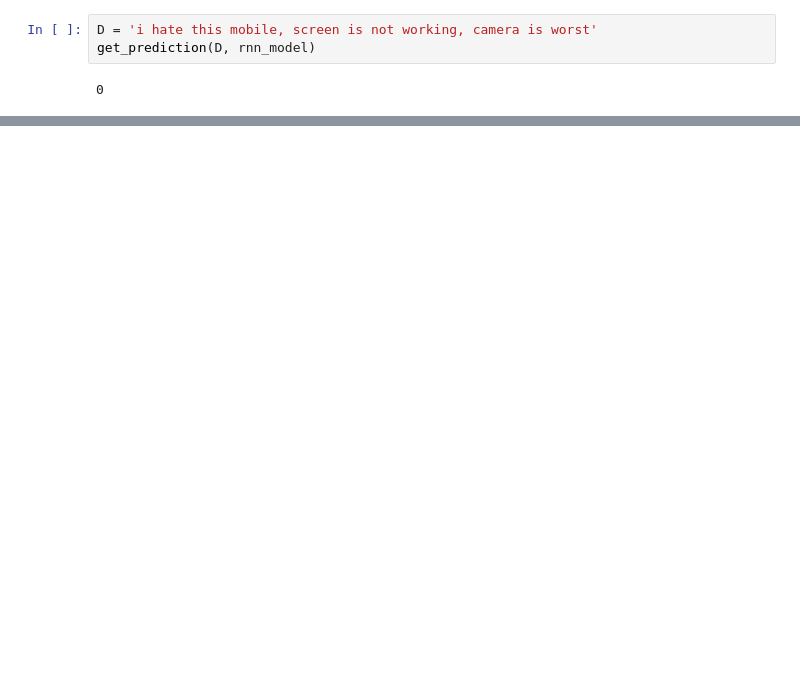
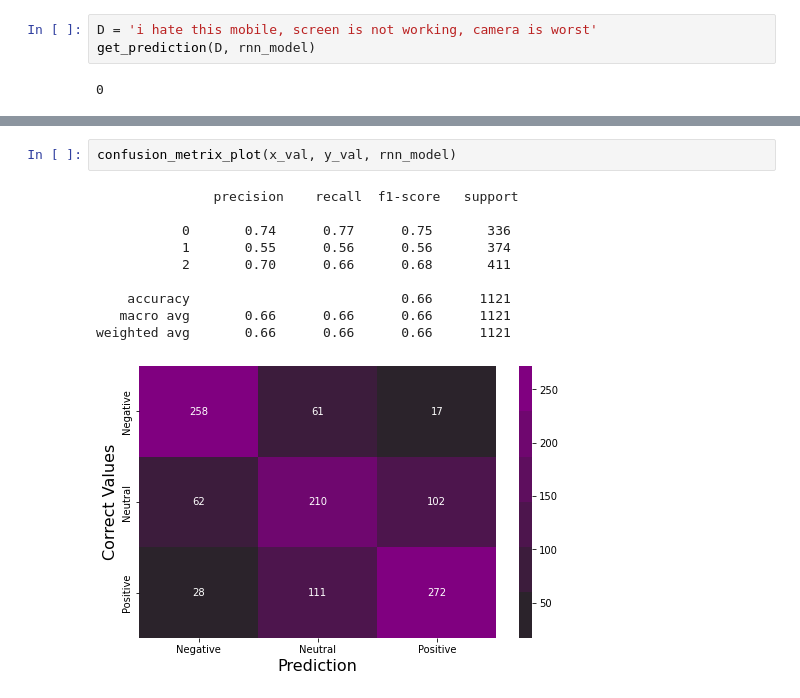
Before and after one commit to piyumaha12/Sentiment_analysis_on_amazon_review, a Jupyter notebook: Sentiment_analysis_neural_models_2.ipynb, the cells around one changed output, grey strips where cells are left out. Cells and saved outputs as stored; diff of their text form; blank space fills up the shorter version.

```diff
--- a/Sentiment_analysis_neural_models_2.ipynb
+++ b/Sentiment_analysis_neural_models_2.ipynb
@@ -716,0 +757,13 @@ get_prediction(D, rnn_model)
+# %%
+confusion_metrix_plot(x_val, y_val, rnn_model)
+# %% [output]
+               precision    recall  f1-score   support
+
+           0       0.74      0.77      0.75       336
+           1       0.55      0.56      0.56       374
+           2       0.70      0.66      0.68       411
+
+    accuracy                           0.66      1121
+   macro avg       0.66      0.66      0.66      1121
+weighted avg       0.66      0.66      0.66      1121
+[figure, added]
```
Also changed, not shown: parts of 88 cells of this notebook.
